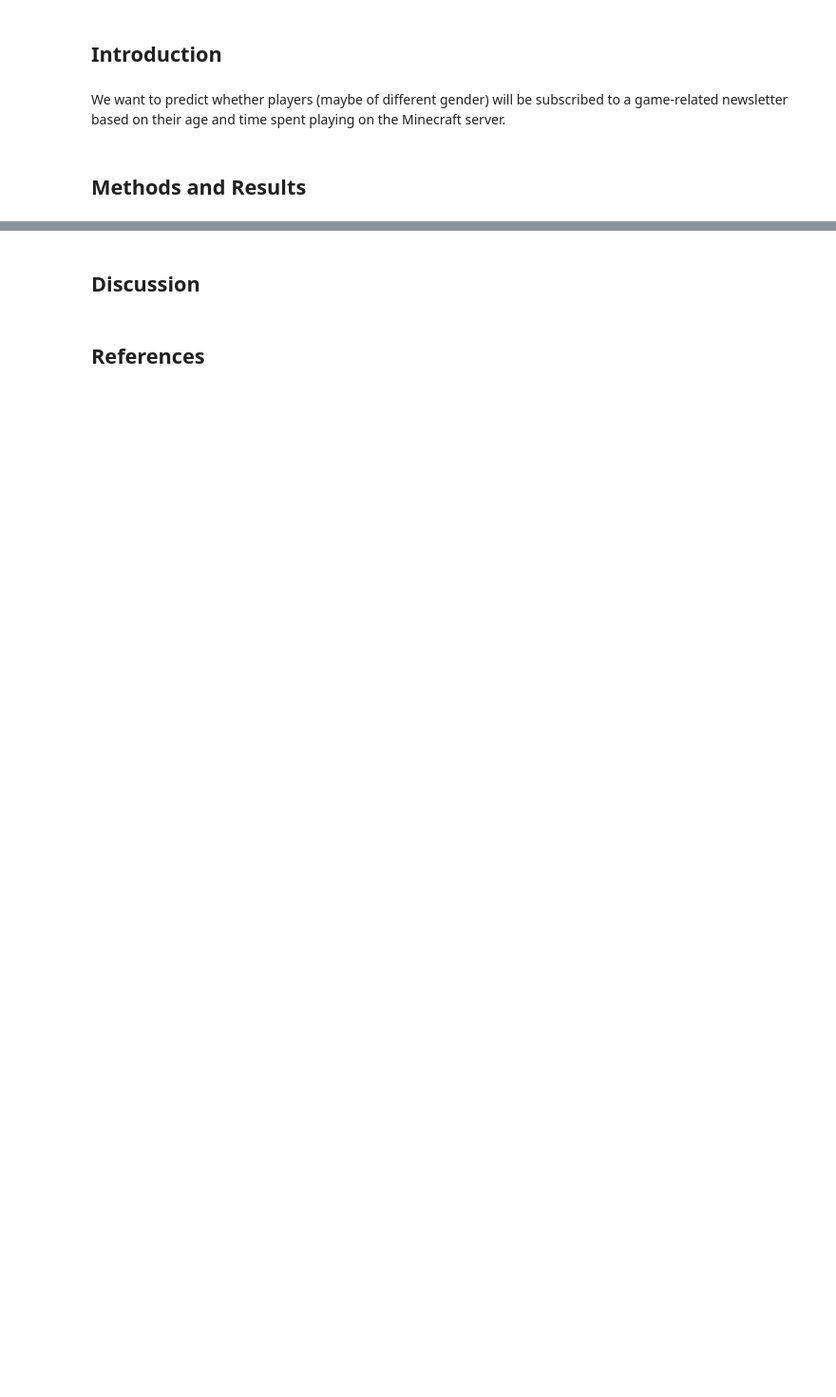
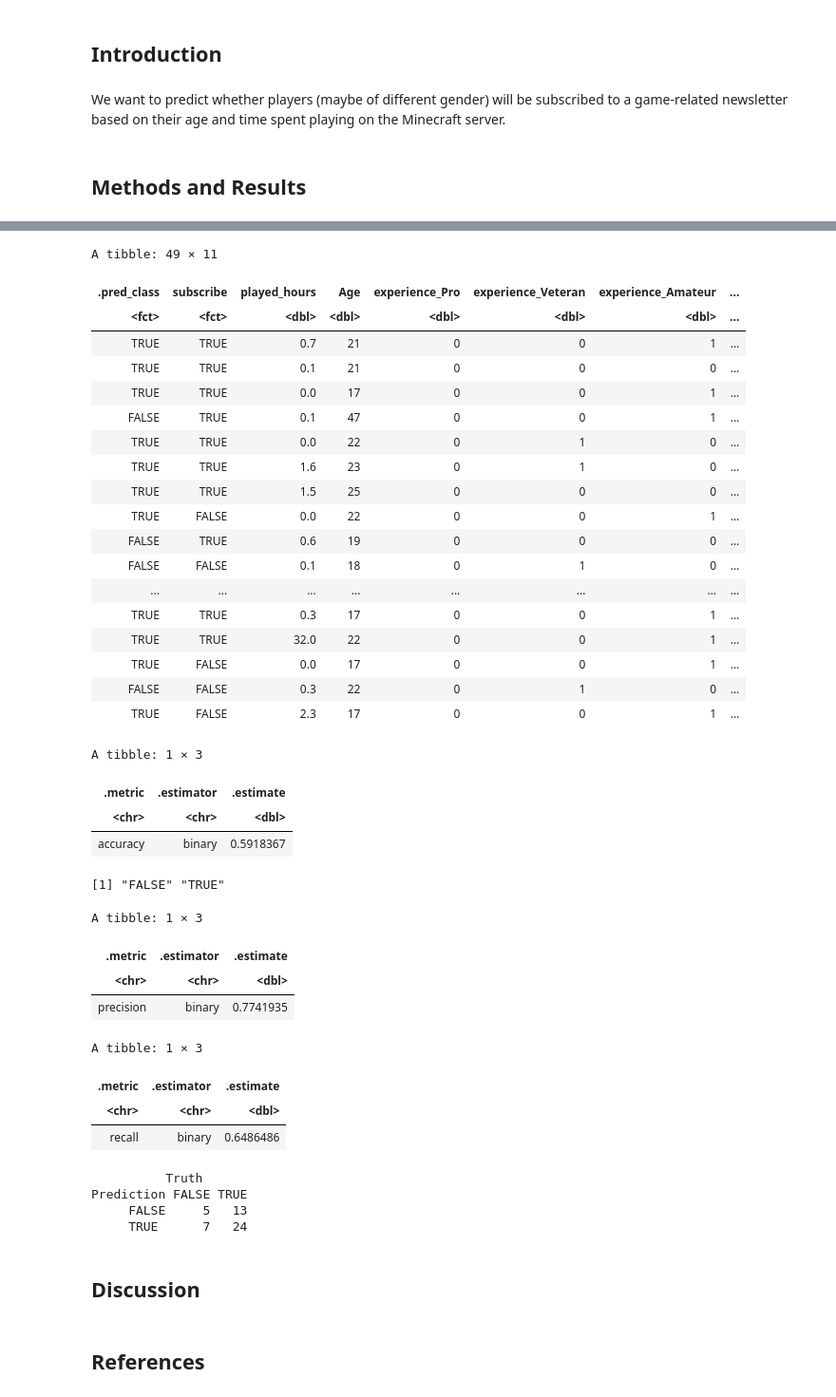
Before and after one commit to TW963/DSCI-100-Group-Project, a Jupyter notebook: Group15File.ipynb, the cells around one changed output, grey strips where cells are left out. Shown at 95% size. Cells and saved outputs as stored; diff of their text form; code cells hidden in the pictures; blank space fills up the shorter version.

Commit message:
Made Predictor and Code
Main

```diff
--- a/Group15File.ipynb
+++ b/Group15File.ipynb
@@ -32,0 +143,5 @@ We want to predict whether players (maybe of different gender) will be subscribe
+# %%
+set.seed(1)
+players_split <- initial_split(players_wrangled, prop=0.7, strat=subscribe)
+players_training <- training(players_split)
+players_testing <- testing(players_split)
@@ -32,0 +232,12 @@ We want to predict whether players (maybe of different gender) will be subscribe
+# %%
+# Apply k = 2
+knn_spec <- nearest_neighbor(weight_func="rectangular", neighbors=2) |>
+  set_engine("kknn") |>
+  set_mode("classification")
+
+knn_fit <- workflow() |>
+  add_recipe(players_recipe) |>
+  add_model(knn_spec) |>
+  fit(data=players_training)
+
+knn_fit
@@ -33,3 +265,63 @@ We want to predict whether players (maybe of different gender) will be subscribe
+# %%
+players_test_predictions <- predict(knn_fit, players_testing) |>
+  bind_cols(players_testing)
+players_test_predictions
+
+players_test_predictions |>
+  metrics(truth = subscribe, estimate = .pred_class) |>
+  filter(.metric == "accuracy")
+
+players_test_predictions |> pull(subscribe) |> levels()
+
+players_test_predictions |>
+    precision(truth = subscribe, estimate = .pred_class, event_level="second")
+
+
+players_test_predictions |>
+    recall(truth = subscribe, estimate = .pred_class, event_level="second")
+
+
+
+confusion <- players_test_predictions |>
+             conf_mat(truth = subscribe, estimate = .pred_class)
+confusion
+# %% [output]
+A tibble: 49 × 11
+| .pred_class | subscribe | played_hours | Age | experience_Pro | experience_Veteran | experience_Amateur | ... |
+| <fct> | <fct> | <dbl> | <dbl> | <dbl> | <dbl> | <dbl> | ... |
+| TRUE | TRUE | 0.7 | 21 | 0 | 0 | 1 | ... |
+| TRUE | TRUE | 0.1 | 21 | 0 | 0 | 0 | ... |
+| TRUE | TRUE | 0.0 | 17 | 0 | 0 | 1 | ... |
+| FALSE | TRUE | 0.1 | 47 | 0 | 0 | 1 | ... |
+| TRUE | TRUE | 0.0 | 22 | 0 | 1 | 0 | ... |
+| TRUE | TRUE | 1.6 | 23 | 0 | 1 | 0 | ... |
+| TRUE | TRUE | 1.5 | 25 | 0 | 0 | 0 | ... |
+| TRUE | FALSE | 0.0 | 22 | 0 | 0 | 1 | ... |
+| FALSE | TRUE | 0.6 | 19 | 0 | 0 | 0 | ... |
+| FALSE | FALSE | 0.1 | 18 | 0 | 1 | 0 | ... |
+| ... | ... | ... | ... | ... | ... | ... | ... |
+| TRUE | TRUE | 0.3 | 17 | 0 | 0 | 1 | ... |
+| TRUE | TRUE | 32.0 | 22 | 0 | 0 | 1 | ... |
+| TRUE | FALSE | 0.0 | 17 | 0 | 0 | 1 | ... |
+| FALSE | FALSE | 0.3 | 22 | 0 | 1 | 0 | ... |
+| TRUE | FALSE | 2.3 | 17 | 0 | 0 | 1 | ... |
+A tibble: 1 × 3
+| .metric | .estimator | .estimate |
+| <chr> | <chr> | <dbl> |
+| accuracy | binary | 0.5918367 |
+[1] "FALSE" "TRUE"
+A tibble: 1 × 3
+| .metric | .estimator | .estimate |
+| <chr> | <chr> | <dbl> |
+| precision | binary | 0.7741935 |
+A tibble: 1 × 3
+| .metric | .estimator | .estimate |
+| <chr> | <chr> | <dbl> |
+| recall | binary | 0.6486486 |
+          Truth
+Prediction FALSE TRUE
+     FALSE     5   13
+     TRUE      7   24
 # %% [markdown]
 ## Discussion ##
 # %% [markdown]
```
Also changed, not shown: parts of 11 cells of this notebook.
